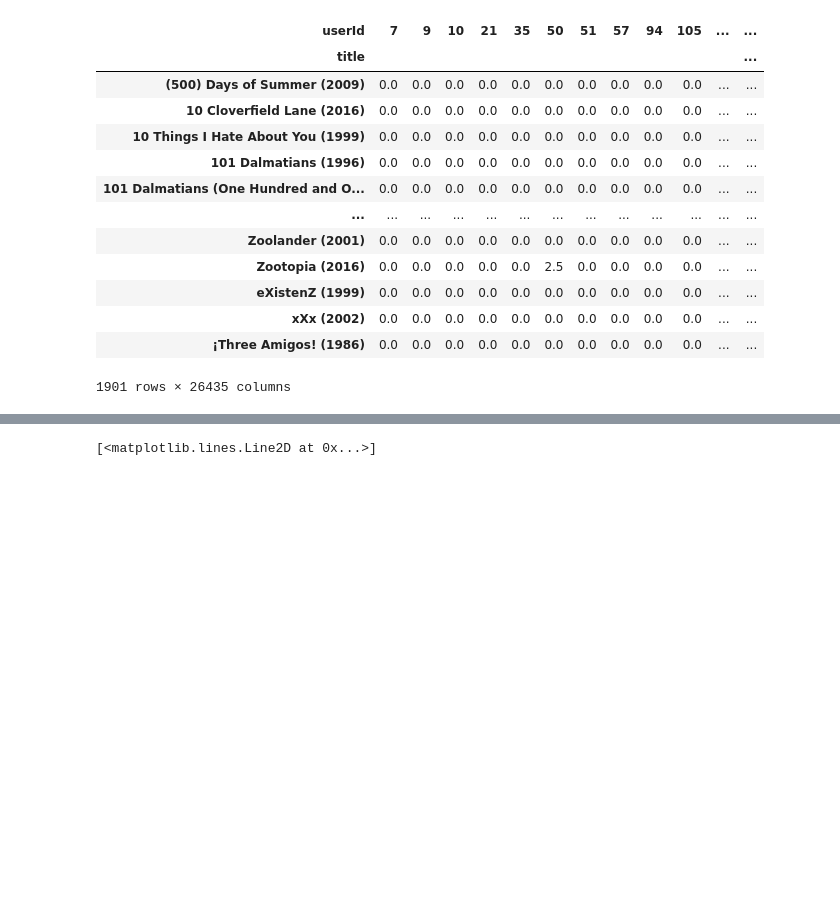
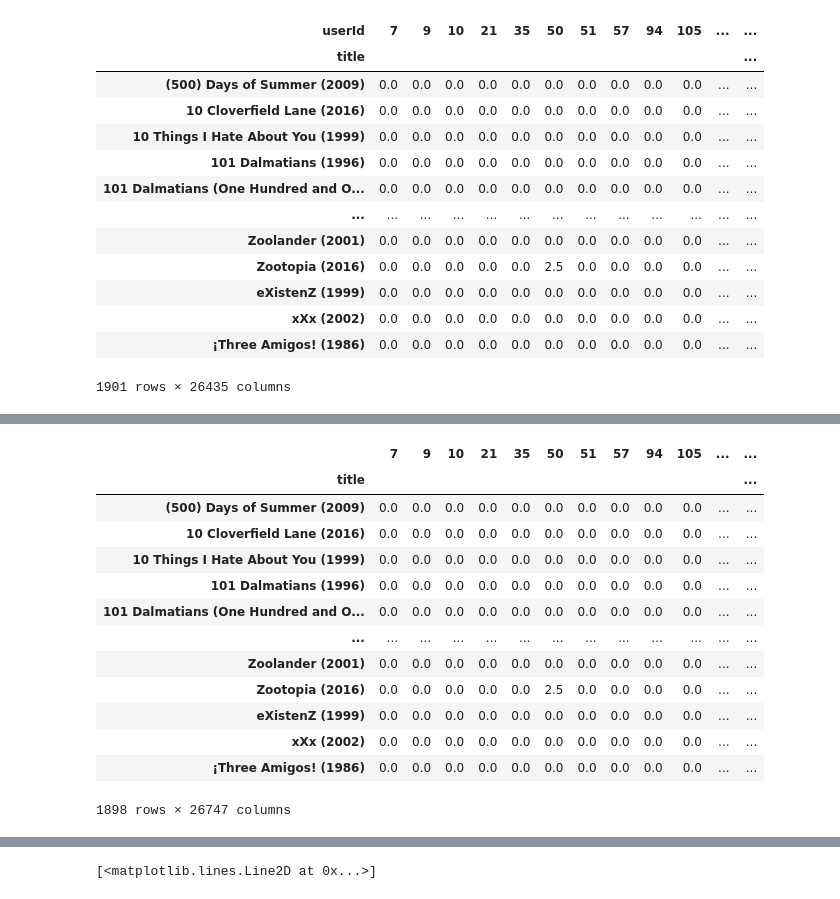
Before and after one commit to bearwinterfirth/movie_recommender, a Jupyter notebook: test.ipynb, the cells around one changed output, grey strips where cells are left out. Drawn from its saved outputs; the diff is of its cells as text; code cells hidden in the pictures; blank space fills up the shorter version.

```diff
--- a/test.ipynb
+++ b/test.ipynb
@@ -339,3 +437,20 @@ memory usage: 383.0+ MB
+# %%
+design_matrix
+# %% [output]
+|  | 7 | 9 | 10 | 21 | 35 | 50 | 51 | 57 | 94 | 105 | ... | ... |
+| title |  |  |  |  |  |  |  |  |  |  |  | ... |
+| (500) Days of Summer (2009) | 0.0 | 0.0 | 0.0 | 0.0 | 0.0 | 0.0 | 0.0 | 0.0 | 0.0 | 0.0 | ... | ... |
+| 10 Cloverfield Lane (2016) | 0.0 | 0.0 | 0.0 | 0.0 | 0.0 | 0.0 | 0.0 | 0.0 | 0.0 | 0.0 | ... | ... |
+| 10 Things I Hate About You (1999) | 0.0 | 0.0 | 0.0 | 0.0 | 0.0 | 0.0 | 0.0 | 0.0 | 0.0 | 0.0 | ... | ... |
+| 101 Dalmatians (1996) | 0.0 | 0.0 | 0.0 | 0.0 | 0.0 | 0.0 | 0.0 | 0.0 | 0.0 | 0.0 | ... | ... |
+| 101 Dalmatians (One Hundred and O... | 0.0 | 0.0 | 0.0 | 0.0 | 0.0 | 0.0 | 0.0 | 0.0 | 0.0 | 0.0 | ... | ... |
+| ... | ... | ... | ... | ... | ... | ... | ... | ... | ... | ... | ... | ... |
+| Zoolander (2001) | 0.0 | 0.0 | 0.0 | 0.0 | 0.0 | 0.0 | 0.0 | 0.0 | 0.0 | 0.0 | ... | ... |
+| Zootopia (2016) | 0.0 | 0.0 | 0.0 | 0.0 | 0.0 | 2.5 | 0.0 | 0.0 | 0.0 | 0.0 | ... | ... |
+| eXistenZ (1999) | 0.0 | 0.0 | 0.0 | 0.0 | 0.0 | 0.0 | 0.0 | 0.0 | 0.0 | 0.0 | ... | ... |
+| xXx (2002) | 0.0 | 0.0 | 0.0 | 0.0 | 0.0 | 0.0 | 0.0 | 0.0 | 0.0 | 0.0 | ... | ... |
+| ¡Three Amigos! (1986) | 0.0 | 0.0 | 0.0 | 0.0 | 0.0 | 0.0 | 0.0 | 0.0 | 0.0 | 0.0 | ... | ... |
+1898 rows × 26747 columns
 # %%
 from sklearn.preprocessing import StandardScaler
 from sklearn.preprocessing import MinMaxScaler
```
Also changed, not shown: parts of 22 cells of this notebook.
